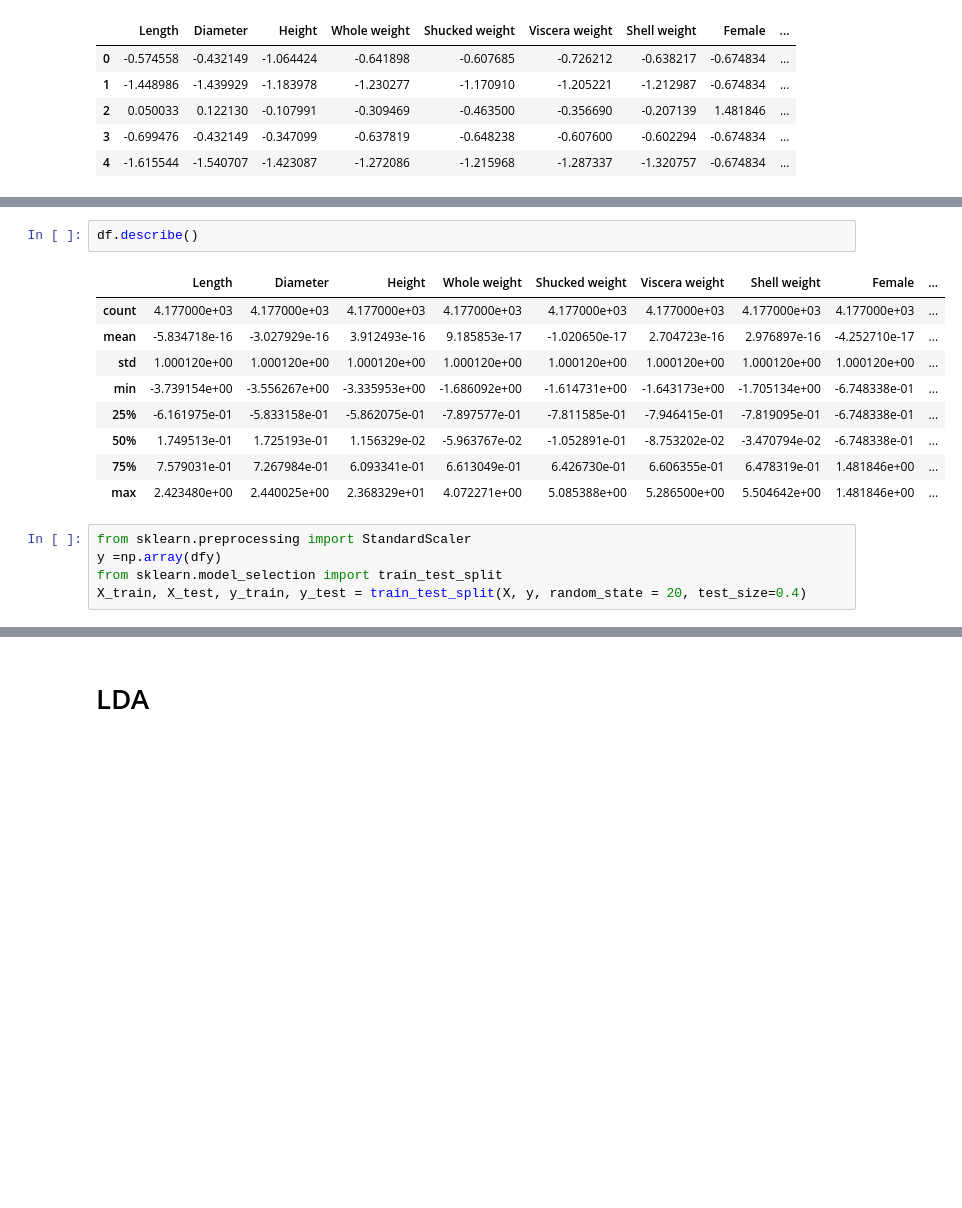
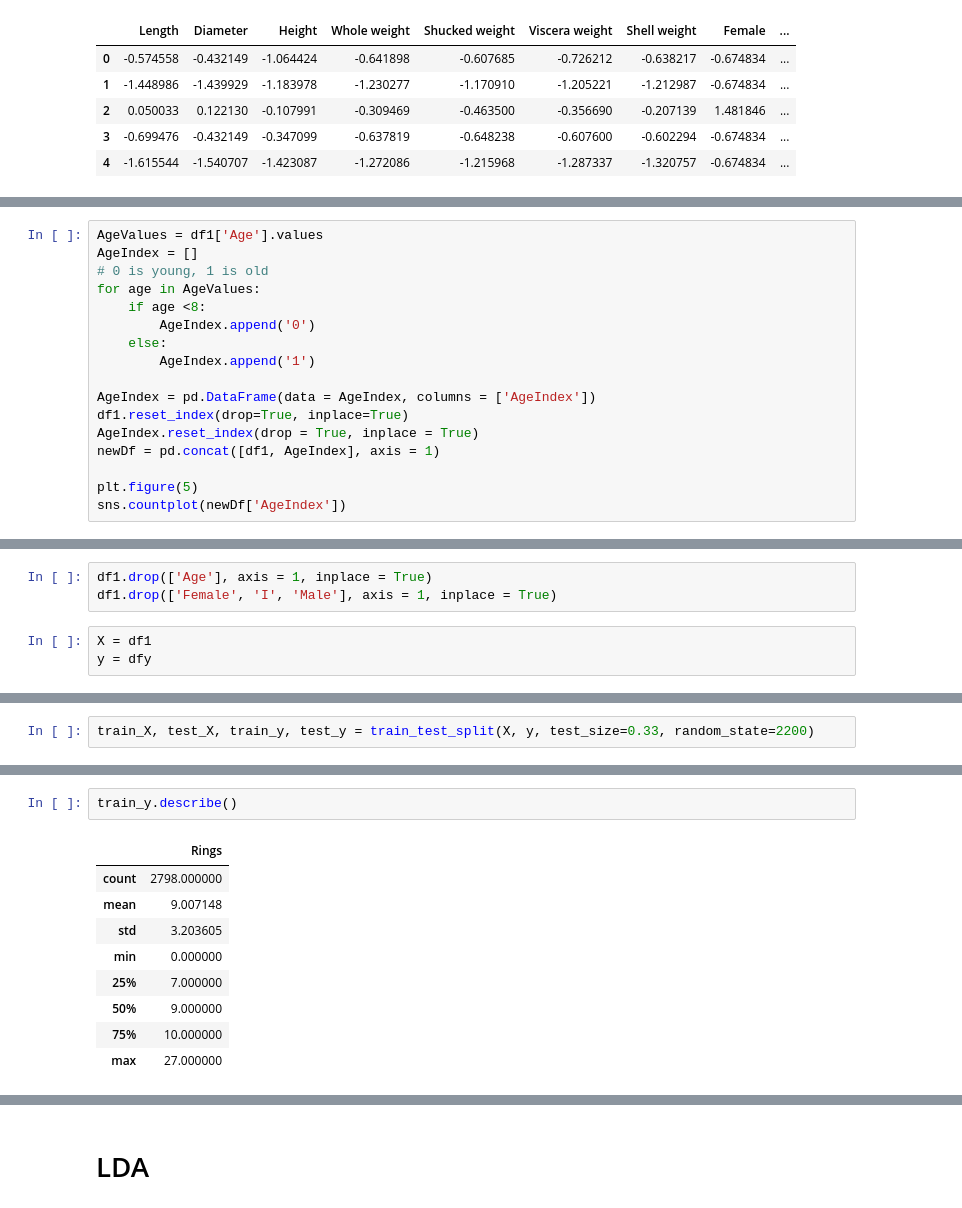
Before and after one commit to Giusseppe-97/Uncertainty_Quantification, a Jupyter notebook: code/code_classification/Abalone/abalone.ipynb, the cells around one changed output, grey strips where cells are left out. Saved outputs shown, nothing was run; the diff lists cells and outputs as text; blank space fills up the shorter version.

```diff
--- a/code/code_classification/Abalone/abalone.ipynb
+++ b/code/code_classification/Abalone/abalone.ipynb
@@ -92,0 +145,17 @@ df.head()
+# %%
+AgeValues = df1['Age'].values
+AgeIndex = []
+# 0 is young, 1 is old
+for age in AgeValues:
+    if age <8:
+        AgeIndex.append('0')
+    else:
+        AgeIndex.append('1')
+
+AgeIndex = pd.DataFrame(data = AgeIndex, columns = ['AgeIndex'])
+df1.reset_index(drop=True, inplace=True)
+AgeIndex.reset_index(drop = True, inplace = True)
+newDf = pd.concat([df1, AgeIndex], axis = 1)
+
+plt.figure(5)
+sns.countplot(newDf['AgeIndex'])
@@ -92,0 +168,6 @@ df.head()
+# %%
+df1.drop(['Age'], axis = 1, inplace = True)
+df1.drop(['Female', 'I', 'Male'], axis = 1, inplace = True)
+# %%
+X = df1
+y = dfy
@@ -92,0 +182,2 @@ df.head()
+# %%
+train_X, test_X, train_y, test_y = train_test_split(X, y, test_size=0.33, random_state=2200)
@@ -93,17 +273,12 @@ df.head()
 # %%
-df.describe()
+train_y.describe()
 # %% [output]
-|  | Length | Diameter | Height | Whole weight | Shucked weight | Viscera weight | Shell weight | Female | ... |
-| count | 4.177000e+03 | 4.177000e+03 | 4.177000e+03 | 4.177000e+03 | 4.177000e+03 | 4.177000e+03 | 4.177000e+03 | 4.177000e+03 | ... |
-| mean | -5.834718e-16 | -3.027929e-16 | 3.912493e-16 | 9.185853e-17 | -1.020650e-17 | 2.704723e-16 | 2.976897e-16 | -4.252710e-17 | ... |
-| std | 1.000120e+00 | 1.000120e+00 | 1.000120e+00 | 1.000120e+00 | 1.000120e+00 | 1.000120e+00 | 1.000120e+00 | 1.000120e+00 | ... |
-| min | -3.739154e+00 | -3.556267e+00 | -3.335953e+00 | -1.686092e+00 | -1.614731e+00 | -1.643173e+00 | -1.705134e+00 | -6.748338e-01 | ... |
-| 25% | -6.161975e-01 | -5.833158e-01 | -5.862075e-01 | -7.897577e-01 | -7.811585e-01 | -7.946415e-01 | -7.819095e-01 | -6.748338e-01 | ... |
-| 50% | 1.749513e-01 | 1.725193e-01 | 1.156329e-02 | -5.963767e-02 | -1.052891e-01 | -8.753202e-02 | -3.470794e-02 | -6.748338e-01 | ... |
-| 75% | 7.579031e-01 | 7.267984e-01 | 6.093341e-01 | 6.613049e-01 | 6.426730e-01 | 6.606355e-01 | 6.478319e-01 | 1.481846e+00 | ... |
-| max | 2.423480e+00 | 2.440025e+00 | 2.368329e+01 | 4.072271e+00 | 5.085388e+00 | 5.286500e+00 | 5.504642e+00 | 1.481846e+00 | ... |
+|  | Rings |
+| count | 2798.000000 |
+| mean | 9.007148 |
+| std | 3.203605 |
+| min | 0.000000 |
+| 25% | 7.000000 |
+| 50% | 9.000000 |
+| 75% | 10.000000 |
+| max | 27.000000 |
-# %%
-from sklearn.preprocessing import StandardScaler
-y =np.array(dfy)
-from sklearn.model_selection import train_test_split
-X_train, X_test, y_train, y_test = train_test_split(X, y, random_state = 20, test_size=0.4)
```
Also changed, not shown: parts of 23 cells of this notebook, 3 other files.
